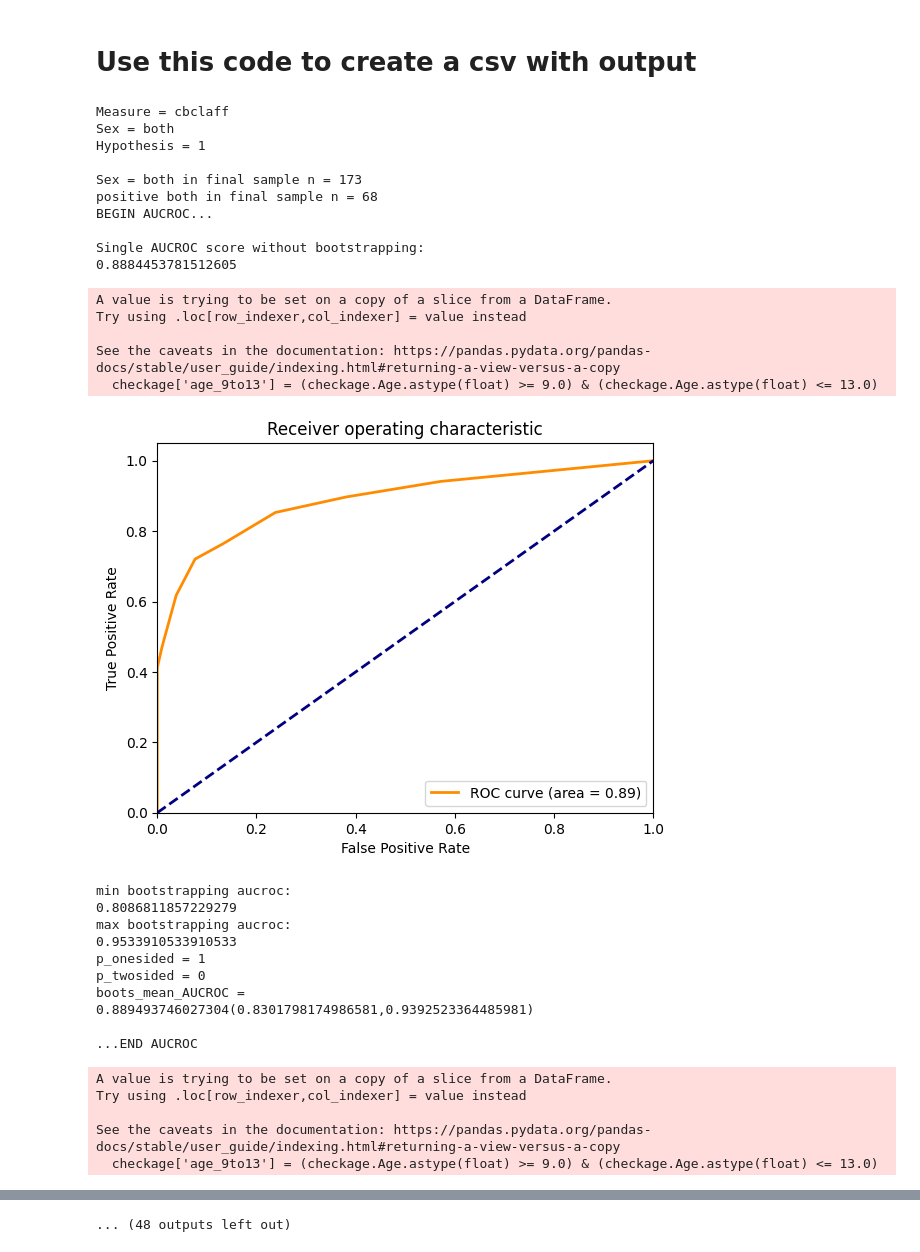
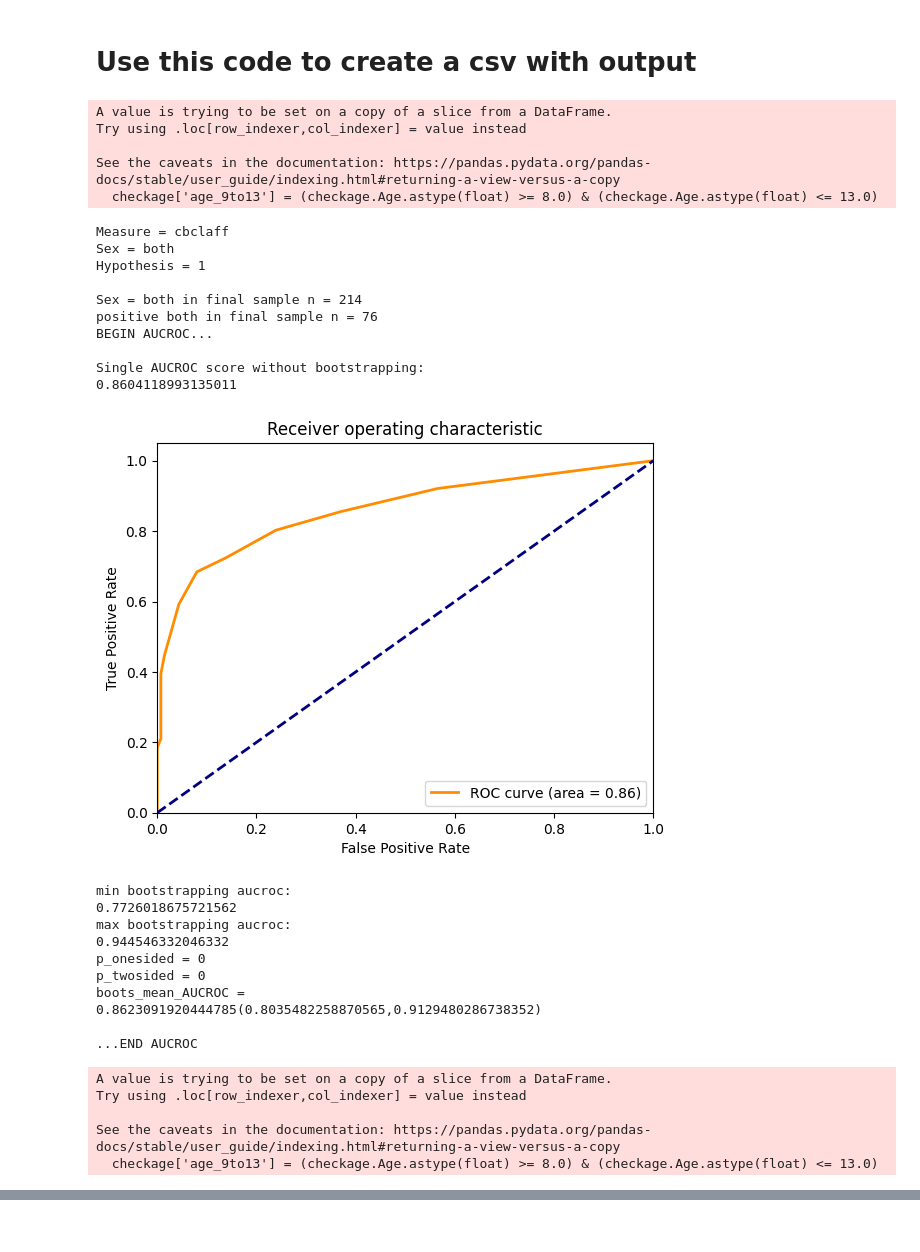
Before and after one commit to mariezelenina/CBCL_validation, a Jupyter notebook: 4_HBN_all.ipynb, the cells around one changed output, grey strips where cells are left out. Saved outputs shown, nothing was run; the diff lists cells and outputs as text; code cells hidden in the pictures.

```diff
--- a/4_HBN_all.ipynb
+++ b/4_HBN_all.ipynb
@@ -492,7 +505,7 @@ def run_aucroc_and_plot(my_dat, path_to_save_plots, name_to_save, mymeasure, hyp
     y_true = y_true_df.tolist()
     y_measure = y_measure_df.tolist()
     print('\n...END AUCROC')
-    return (y_true, y_measure, boots_mean_AUCROC, str(q_25), str(q_75))
+    return (y_true, y_measure, boots_mean_AUCROC, str(q_25), str(q_75), p_onesided, p_twosided)
 # %%
 for measure in ['cbclaff', 'anxiousdep', 'withdrawndep']:
     for sex in ['both', 'boys', 'girls']:
@@ -611,11 +624,13 @@ dict_to_save = {'Dataset':[],
                 'Scale':[],
                 'Measure':[],
                 'gs-Reporter':[],
-                'Sex': [],
+                'Sex':[],
                 'Hypothesis':[],
                 'b-AUCROC':[],
                 'q_25':[],
-                'q_75':[]}
+                'q_75':[],
+                'p1sided': [],
+                'p2sided': []}
 
 fordict_datasets = []
 fordict_waves = []
@@ -627,14 +642,16 @@ fordict_hypotheses = []
 fordict_aucrocs = []
 fordict_q25 = []
 fordict_q75 = []
+fordict_p1 = []
+fordict_p2 = []
 
 Dataset = 'HBN'
 Scale = 'CBCL'
 Wave = 'baseline-matched'
 Reporter = 'clinician'
 
-for measure in ['cbclaff', 'anxiousdep', 'withdrawndep']:
-    for sex in ['both', 'boys', 'girls']:
+for measure in ['cbclaff']: #['cbclaff', 'anxiousdep', 'withdrawndep']
+    for sex in ['both']: #['both', 'boys', 'girls']
         for hypothesis in ['1', '2a']:
             mydata = load_all_data(path_to_consensusfile=path_to_consensusfile,
                                    path_to_demosfile=path_to_demosfile,
@@ -643,71 +660,77 @@ for measure in ['cbclaff', 'anxiousdep', 'withdrawndep']:
                                    measure=measure,
                                    sex=sex,
                                    do_print=False)
+            mydata.to_csv('/Users/zeleninam2/Documents/projects/cbcl_ksads_work/revision_2023/results/my_subsample_HBN_H'+hypothesis+'.csv', sep=',', index=False, encoding='utf-8')
+
             fig_file_name = 'HBN_'+measure+'_'+hypothesis+'_'+sex
-            y_true,y_measure, b_AUCROC, q25, q75 = run_aucroc_and_plot(mydata,
+            y_true,y_measure, b_AUCROC, q25, q75, p1, p2 = run_aucroc_and_plot(mydata,
                                                     path_to_save_plots='../plotting/plot_data/',
                                                     name_to_save=fig_file_name,
                                                     mymeasure = measure,
                                                     hypothesis = hypothesis,
                                                     nboots=100,
                                                     target_auc=0.8)
             fordict_datasets.append(Dataset)
             fordict_waves.append(Wave)
             fordict_scales.append(Scale)
             fordict_measures.append(measure)
             fordict_reporters.append(Reporter)
             fordict_sexes.append(sex)
             fordict_hypotheses.append(hypothesis)
             fordict_aucrocs.append(b_AUCROC)
             fordict_q25.append(q25)
             fordict_q75.append(q75)
+            fordict_p1.append(p1)
+            fordict_p2.append(p2)
 
 print('\nFINISH ALL')
 
 dict_to_save = {'Dataset':fordict_datasets,
                 'Wave':fordict_waves,
                 'Scale':fordict_scales,
                 'Measure':fordict_measures,
                 'gs-Reporter':fordict_reporters,
                 'Sex':fordict_sexes,
                 'Hypothesis':fordict_hypotheses,
                 'b-AUCROC':fordict_aucrocs,
                 'q_25':fordict_q25,
-                'q_75':fordict_q75}
+                'q_75':fordict_q75,
+                'p1sided': fordict_p1,
+                'p2sided': fordict_p2}
 
 print('\nFINISH DICT\n')
 # %% [output]
-Measure = cbclaff
-Sex = both
-Hypothesis = 1
+A value is trying to be set on a copy of a slice from a DataFrame.
+Try using .loc[row_indexer,col_indexer] = value instead
 
-Sex = both in final sample n = 173
-positive both in final sample n = 68
-BEGIN AUCROC...
-
-Single AUCROC score without bootstrapping:
-0.8884453781512605
+See the caveats in the documentation: https://pandas.pydata.org/pandas-docs/stable/user_guide/indexing.html#returning-a-view-versus-a-copy
+  checkage['age_9to13'] = (checkage.Age.astype(float) >= 8.0) & (checkage.Age.astype(float) <= 13.0)
-A value is trying to be set on a copy of a slice from a DataFrame.
-Try using .loc[row_indexer,col_indexer] = value instead
+Measure = cbclaff
+Sex = both
+Hypothesis = 1
 
-See the caveats in the documentation: https://pandas.pydata.org/pandas-docs/stable/user_guide/indexing.html#returning-a-view-versus-a-copy
-  checkage['age_9to13'] = (checkage.Age.astype(float) >= 9.0) & (checkage.Age.astype(float) <= 13.0)
+Sex = both in final sample n = 214
+positive both in final sample n = 76
+BEGIN AUCROC...
+
+Single AUCROC score without bootstrapping:
+0.8604118993135011
-[figure, old version]
+[figure, new version]
 min bootstrapping aucroc:
-0.8086811857229279
+0.7726018675721562
 max bootstrapping aucroc:
-0.9533910533910533
-p_onesided = 1
+0.944546332046332
+p_onesided = 0
 p_twosided = 0
 boots_mean_AUCROC =
-0.889493746027304(0.8301798174986581,0.9392523364485981)
+0.8623091920444785(0.8035482258870565,0.9129480286738352)
 
 ...END AUCROC
 A value is trying to be set on a copy of a slice from a DataFrame.
 Try using .loc[row_indexer,col_indexer] = value instead
 
 See the caveats in the documentation: https://pandas.pydata.org/pandas-docs/stable/user_guide/indexing.html#returning-a-view-versus-a-copy
-  checkage['age_9to13'] = (checkage.Age.astype(float) >= 9.0) & (checkage.Age.astype(float) <= 13.0)
+  checkage['age_9to13'] = (checkage.Age.astype(float) >= 8.0) & (checkage.Age.astype(float) <= 13.0)
 Measure = cbclaff
 Sex = both
 Hypothesis = 2a
@@ -760,4 +759,3 @@ See the caveats in the documentation: https://pandas.pydata.org/pandas-docs/stab
-... (48 outputs left out)
 # %%
 dict_to_save
 # %% [output]
```
Also changed, not shown: parts of 7 cells of this notebook, 8 other files.
